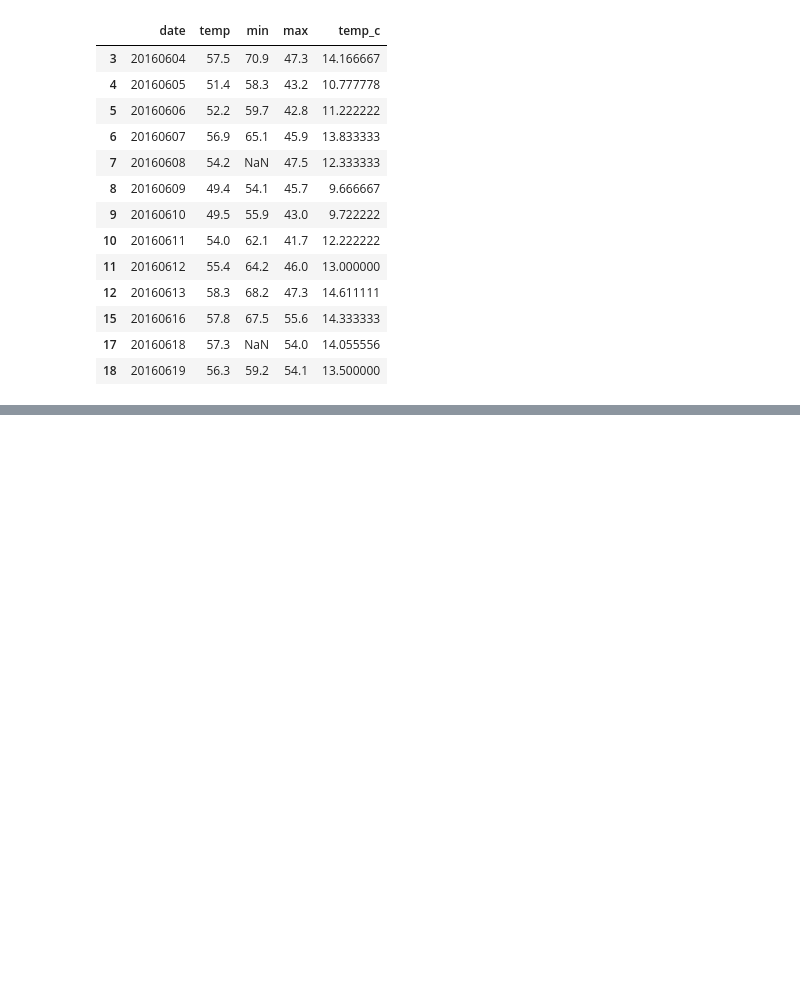
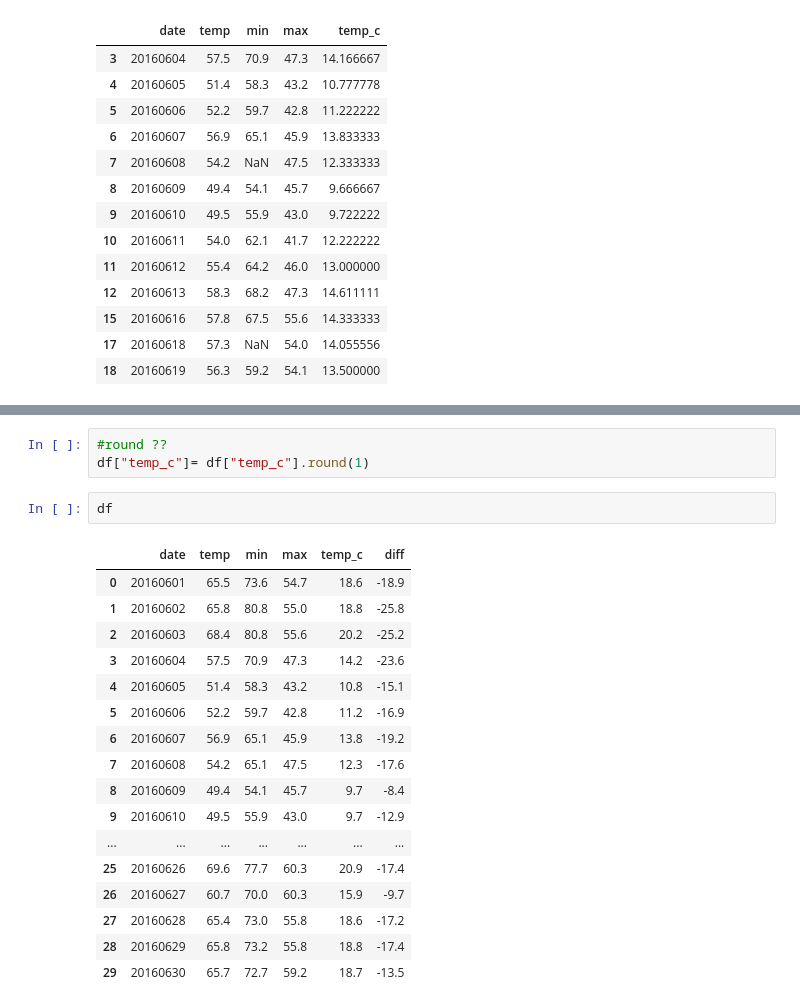
Before and after one commit to manna3iqatar/training, a Jupyter notebook: day-4.ipynb, the cells around one changed output, grey strips where cells are left out. Cells and saved outputs as stored; diff of their text form; blank space fills up the shorter version.

```diff
--- a/day-4.ipynb
+++ b/day-4.ipynb
@@ -152,0 +231,23 @@ Name: temp_c, dtype: bool
+# %%
+#round ??
+df["temp_c"]= df["temp_c"].round(1)
+# %%
+df
+# %% [output]
+|  | date | temp | min | max | temp_c | diff |
+| 0 | 20160601 | 65.5 | 73.6 | 54.7 | 18.6 | -18.9 |
+| 1 | 20160602 | 65.8 | 80.8 | 55.0 | 18.8 | -25.8 |
+| 2 | 20160603 | 68.4 | 80.8 | 55.6 | 20.2 | -25.2 |
+| 3 | 20160604 | 57.5 | 70.9 | 47.3 | 14.2 | -23.6 |
+| 4 | 20160605 | 51.4 | 58.3 | 43.2 | 10.8 | -15.1 |
+| 5 | 20160606 | 52.2 | 59.7 | 42.8 | 11.2 | -16.9 |
+| 6 | 20160607 | 56.9 | 65.1 | 45.9 | 13.8 | -19.2 |
+| 7 | 20160608 | 54.2 | 65.1 | 47.5 | 12.3 | -17.6 |
+| 8 | 20160609 | 49.4 | 54.1 | 45.7 | 9.7 | -8.4 |
+| 9 | 20160610 | 49.5 | 55.9 | 43.0 | 9.7 | -12.9 |
+| ... | ... | ... | ... | ... | ... | ... |
+| 25 | 20160626 | 69.6 | 77.7 | 60.3 | 20.9 | -17.4 |
+| 26 | 20160627 | 60.7 | 70.0 | 60.3 | 15.9 | -9.7 |
+| 27 | 20160628 | 65.4 | 73.0 | 55.8 | 18.6 | -17.2 |
+| 28 | 20160629 | 65.8 | 73.2 | 55.8 | 18.8 | -17.4 |
+| 29 | 20160630 | 65.7 | 72.7 | 59.2 | 18.7 | -13.5 |
```
Also changed, not shown: parts of 16 cells of this notebook, 6 other files.
